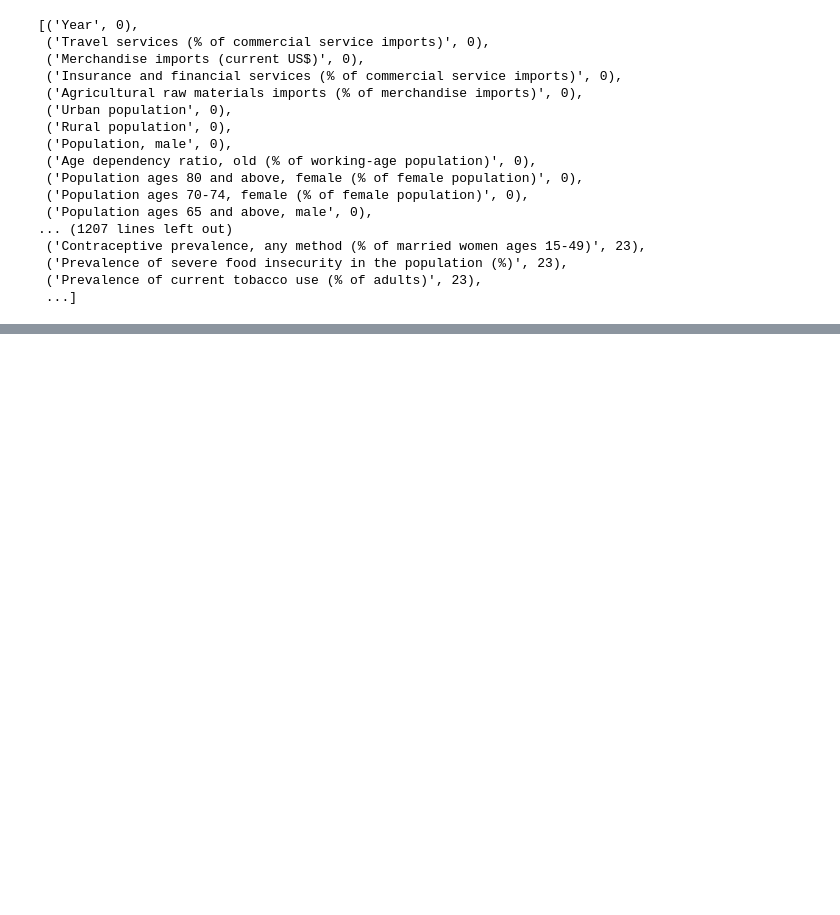
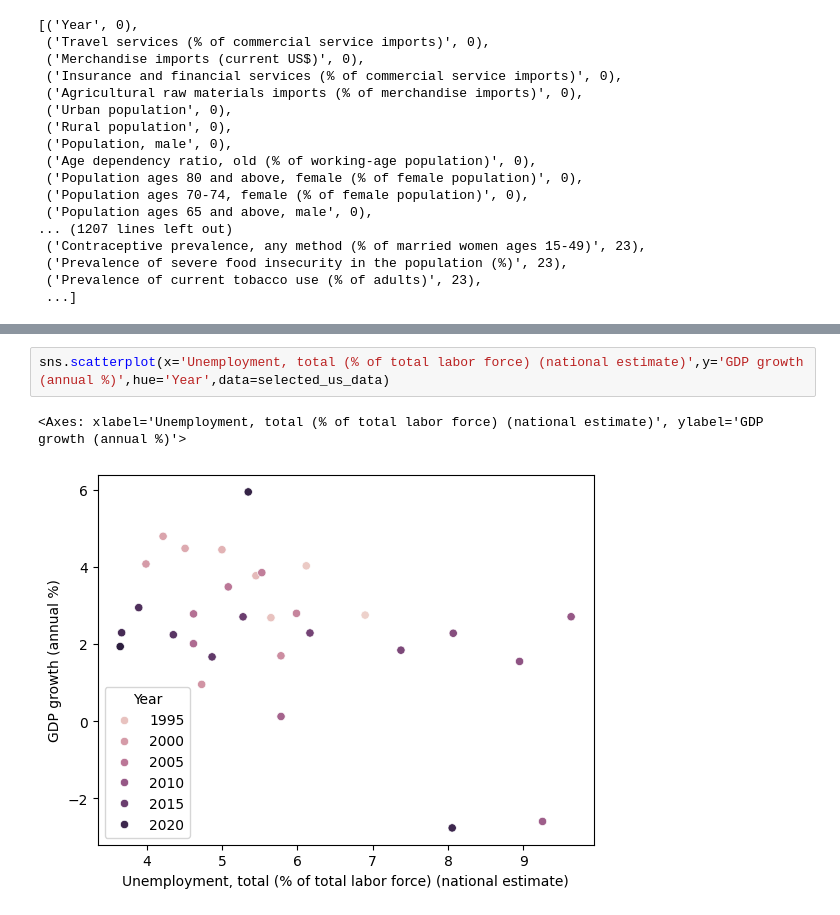
Before and after one commit to Shre-D/EGD-Assignment1, a Jupyter notebook: src/main.ipynb, the cells around one changed output, grey strips where cells are left out. Cells and saved outputs as stored; diff of their text form; blank space fills up the shorter version.

```diff
--- a/src/main.ipynb
+++ b/src/main.ipynb
@@ -148,0 +186,5 @@ selected_us_data
+# %%
+sns.scatterplot(x='Unemployment, total (% of total labor force) (national estimate)',y='GDP growth (annual %)',hue='Year',data=selected_us_data)
+# %% [output]
+<Axes: xlabel='Unemployment, total (% of total labor force) (national estimate)', ylabel='GDP growth (annual %)'>
+[figure, added]
```
Also changed, not shown: parts of 9 cells of this notebook.
